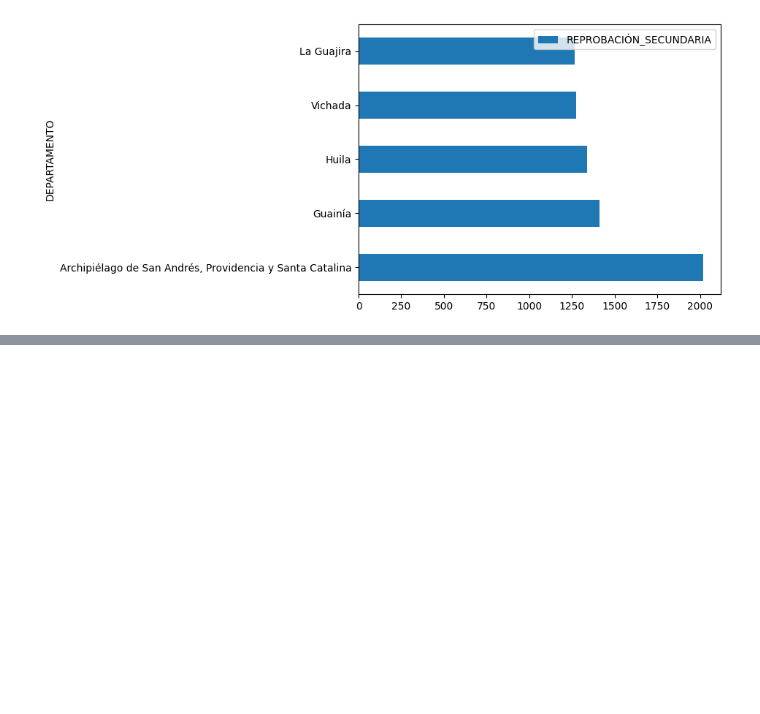
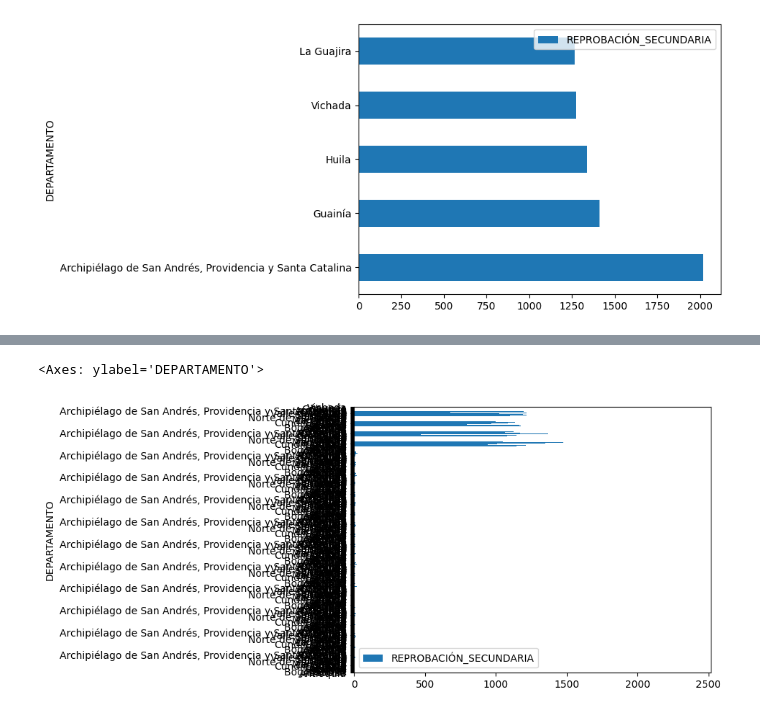
Before and after one commit to crigsilcart/csv_agent_test, a Jupyter notebook: test_csv_agent.ipynb, the cells around one changed output, grey strips where cells are left out. Saved outputs shown, nothing was run; the diff lists cells and outputs as text; code cells hidden in the pictures; blank space fills up the shorter version.

```diff
--- a/test_csv_agent.ipynb
+++ b/test_csv_agent.ipynb
@@ -42,0 +67,6 @@ df.set_index("DEPARTAMENTO")[["REPROBACIÓN_SECUNDARIA"]].plot.barh()
+# %%
+df["REPROBACIÓN_SECUNDARIA"] = df["REPROBACIÓN_SECUNDARIA"].astype(float)
+df.set_index("DEPARTAMENTO")[["REPROBACIÓN_SECUNDARIA"]].plot.barh()
+# %% [output]
+<Axes: ylabel='DEPARTAMENTO'>
+[figure, added]
```
Also changed, not shown: parts of 3 cells of this notebook, 4 other files.
